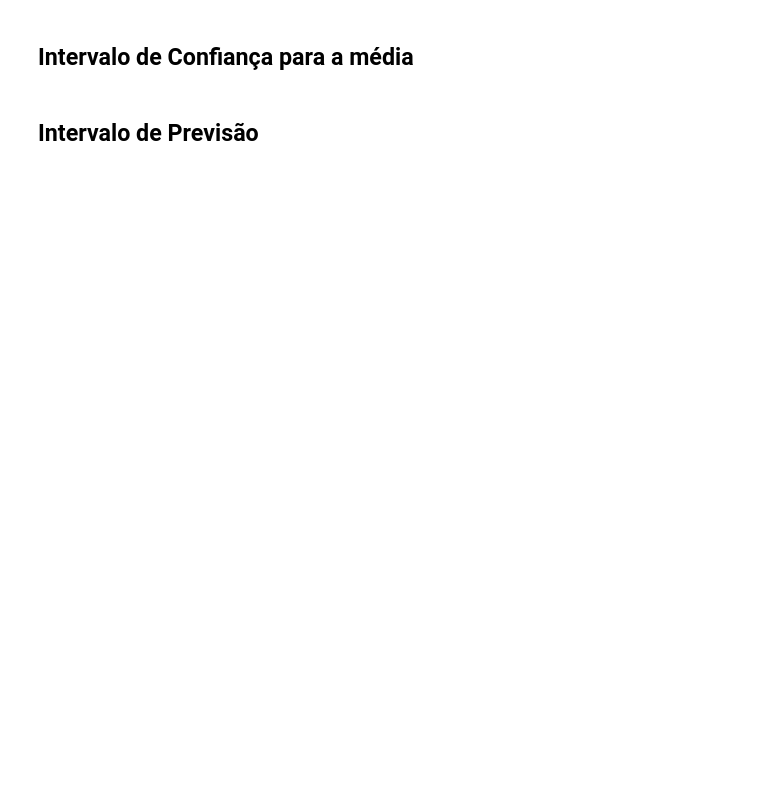
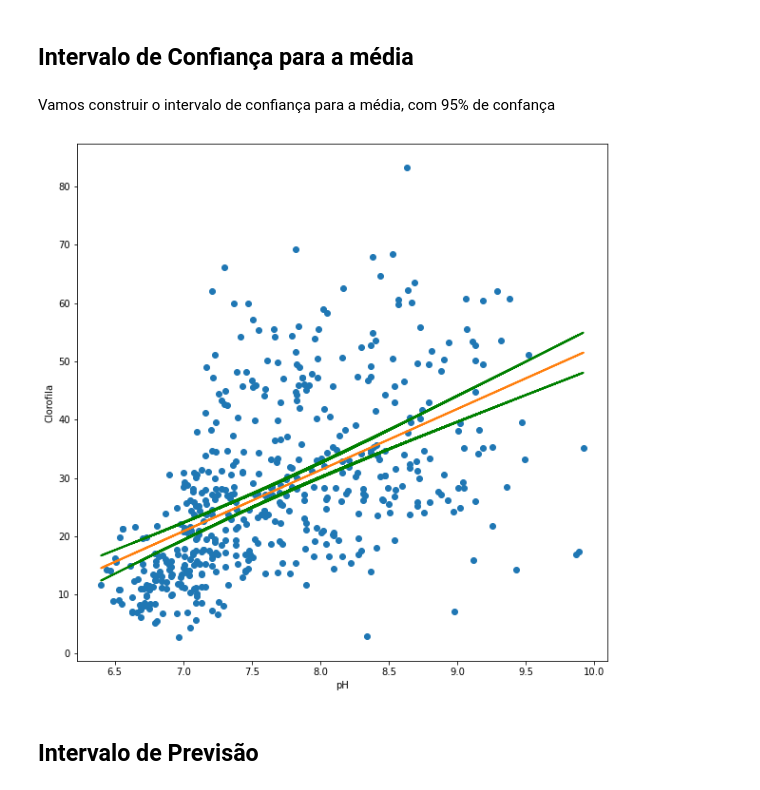
Before and after one commit to brondevitor/Python_Jorney, a Jupyter notebook: Regressão/Regressão II.ipynb, the cells around one changed output. Drawn from its saved outputs; the diff is of its cells as text; code cells hidden in the pictures; blank space fills up the shorter version.

```diff
--- a/Regressão/Regressão II.ipynb
+++ b/Regressão/Regressão II.ipynb
@@ -2,0 +44,2 @@
+# %%
+modelo_linear_ph = sm.OLS(Y , X)
@@ -3,2 +48,6 @@
+# %%
+modelo_linear_ph = modelo_linear_ph.fit()
 # %% [markdown]
 ## Intervalo de Confiança para a média
+# %% [markdown]
+Vamos construir o intervalo de confiança para a média, com 95% de confança
@@ -5,2 +56,23 @@
+# %%
+# summary table retoma um array com os intervalos de confiança
+st , data , ss2 = summary_table(modelo_linear_ph , alpha = 0.05)
+# %%
+# valores ajustados
+fitted_values = data[: , 2]
+# intervalo para a média
+predict_mean_ci_low , predict_mean_ci_upp = data[: , 4:6].T
+# %%
+plt.figure(figsize=(10,10))
+
+# Check we got the right things
+plt.plot(df_reservatorio['pH'], df_reservatorio['Clorofila'], 'o')
+plt.plot(df_reservatorio['pH'], fitted_values, '-', lw=2)
+plt.plot(df_reservatorio['pH'], predict_mean_ci_low, 'g-', lw=2)
+plt.plot(df_reservatorio['pH'], predict_mean_ci_upp, 'g-', lw=2)
+plt.xlabel('pH')
+plt.ylabel('Clorofila')
+plt.show()
+# %% [output]
+[figure, added]
 # %% [markdown]
 ## Intervalo de Previsão
```
Also changed, not shown: parts of 12 cells of this notebook.
